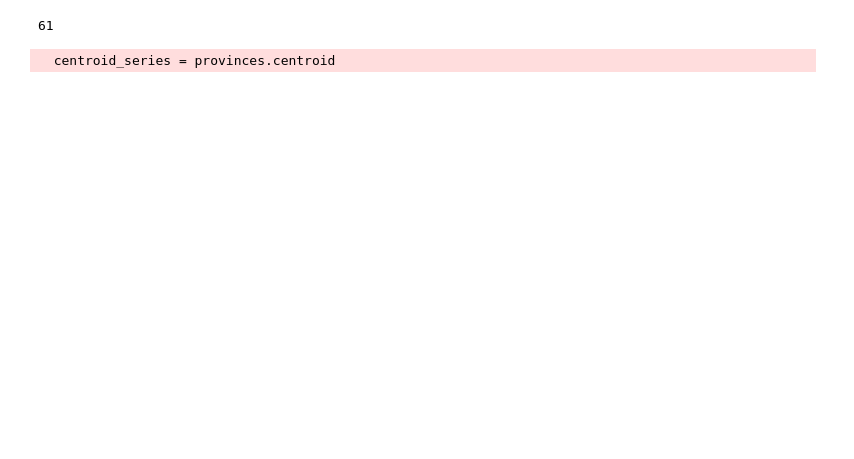
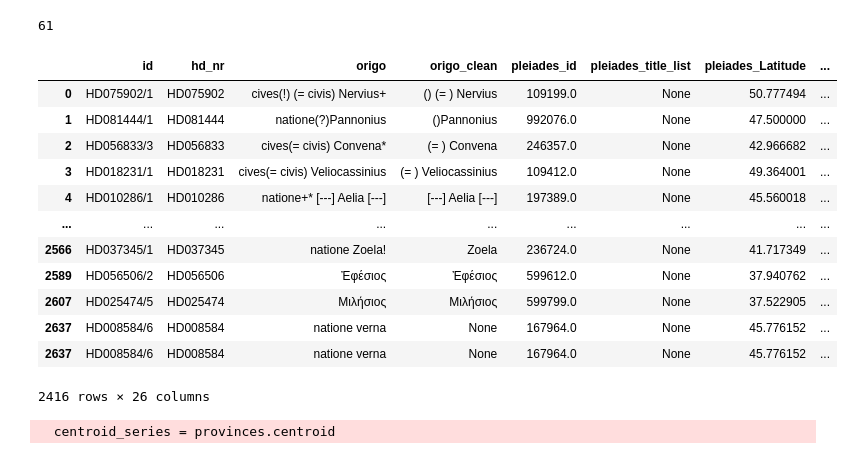
Before and after one commit to sdam-au/EDH_exploration, a Jupyter notebook: scripts/py_PROVINCES-NETWORK.ipynb, the cells around one changed output. Cells and saved outputs as stored; diff of their text form; code cells hidden in the pictures; blank space fills up the shorter version.

```diff
--- a/scripts/py_PROVINCES-NETWORK.ipynb
+++ b/scripts/py_PROVINCES-NETWORK.ipynb
@@ -23,6 +24,34 @@ provinces = provinces.to_crs("EPSG:4326")
 len(provinces)
 # %% [output]
 61
+# %%
+origo_geo = gpd.read_parquet("../data/origo_geo.parquet")
+origo_geo = origo_geo.set_geometry("edh_point")
+origo_geo.crs = "EPSG:4326"
+# %%
+origo_geo = gpd.sjoin(origo_geo, provinces, how="left")
+origo_geo.rename(columns={"province" : "province_dest", "index_right" : "dest_index"}, inplace=True)
+# %%
+origo_geo = origo_geo.set_geometry("origo_point")
+origo_geo.crs = "EPSG:4326"
+origo_geo = gpd.sjoin(origo_geo, provinces, how="left")
+origo_geo.rename(columns={"province" : "province_source", "index_right" : "source_index"}, inplace=True)
+# %%
+origo_geo
+# %% [output]
+|  | id | hd_nr | origo | origo_clean | pleiades_id | pleiades_title_list | pleiades_Latitude | ... |
+| 0 | HD075902/1 | HD075902 | cives(!) (= civis) Nervius+ | () (= ) Nervius | 109199.0 | None | 50.777494 | ... |
+| 1 | HD081444/1 | HD081444 | natione(?)Pannonius | ()Pannonius | 992076.0 | None | 47.500000 | ... |
+| 2 | HD056833/3 | HD056833 | cives(= civis) Convena* | (= ) Convena | 246357.0 | None | 42.966682 | ... |
+| 3 | HD018231/1 | HD018231 | cives(= civis) Veliocassinius | (= ) Veliocassinius | 109412.0 | None | 49.364001 | ... |
+| 4 | HD010286/1 | HD010286 | natione+* [---] Aelia [---] | [---] Aelia [---] | 197389.0 | None | 45.560018 | ... |
+| ... | ... | ... | ... | ... | ... | ... | ... | ... |
+| 2566 | HD037345/1 | HD037345 | natione Zoela! | Zoela | 236724.0 | None | 41.717349 | ... |
+| 2589 | HD056506/2 | HD056506 | Ἐφέσιος | Ἐφέσιος | 599612.0 | None | 37.940762 | ... |
+| 2607 | HD025474/5 | HD025474 | Μιλήσιος | Μιλήσιος | 599799.0 | None | 37.522905 | ... |
+| 2637 | HD008584/6 | HD008584 | natione verna | None | 167964.0 | None | 45.776152 | ... |
+| 2637 | HD008584/6 | HD008584 | natione verna | None | 167964.0 | None | 45.776152 | ... |
+2416 rows × 26 columns
 # %%
 centroid_series = provinces.centroid
 # %% [output]
```
Also changed, not shown: parts of 22 cells of this notebook, 3 other files.
